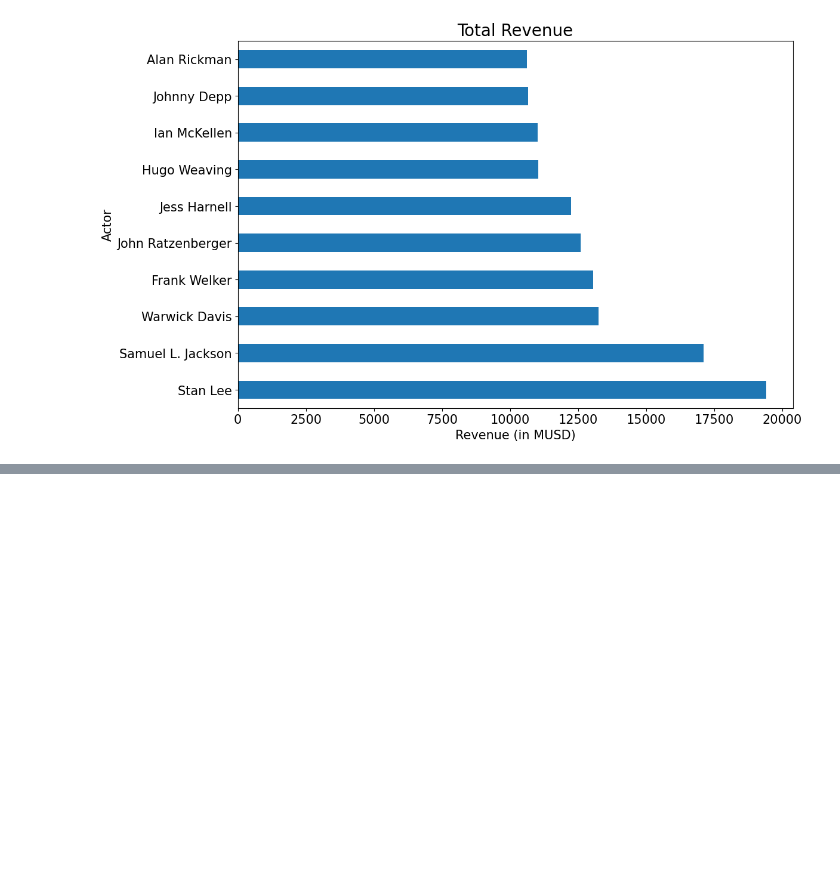
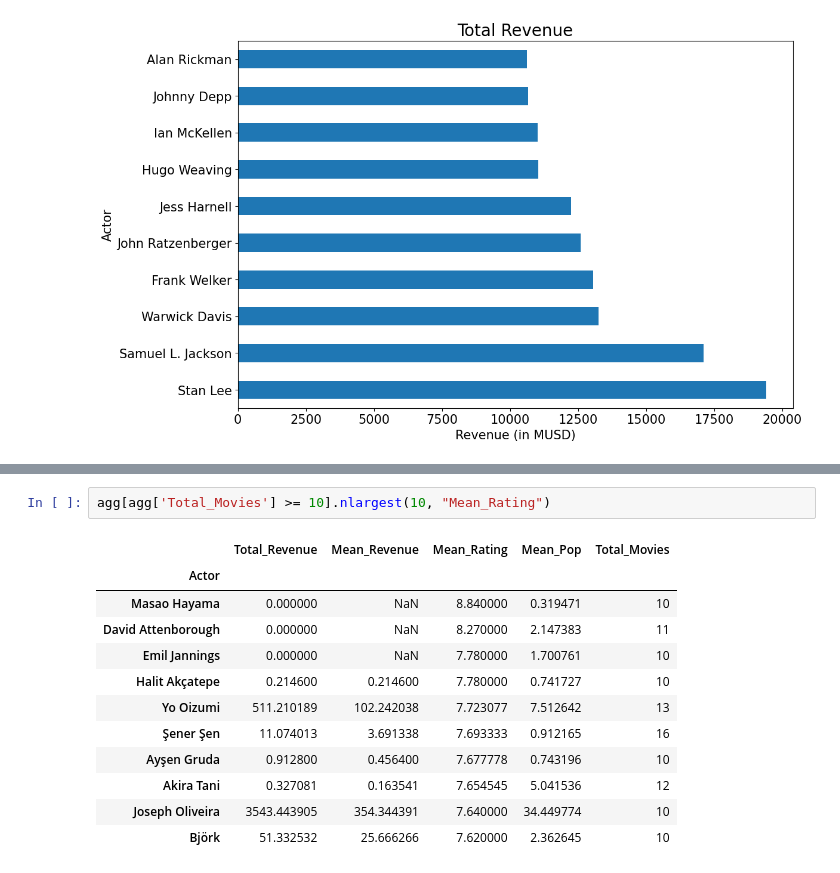
Before and after one commit to mattyapers/Movies_EDA, a Jupyter notebook: Movies_EDA_1.ipynb, the cells around one changed output, grey strips where cells are left out. Drawn from its saved outputs; the diff is of its cells as text; blank space fills up the shorter version.

```diff
--- a/Movies_EDA_1.ipynb
+++ b/Movies_EDA_1.ipynb
@@ -1076,0 +1192,15 @@ Text(0, 0.5, 'Actor')
+# %%
+agg[agg['Total_Movies'] >= 10].nlargest(10, "Mean_Rating")
+# %% [output]
+|  | Total_Revenue | Mean_Revenue | Mean_Rating | Mean_Pop | Total_Movies |
+| Actor |  |  |  |  |  |
+| Masao Hayama | 0.000000 | NaN | 8.840000 | 0.319471 | 10 |
+| David Attenborough | 0.000000 | NaN | 8.270000 | 2.147383 | 11 |
+| Emil Jannings | 0.000000 | NaN | 7.780000 | 1.700761 | 10 |
+| Halit Akçatepe | 0.214600 | 0.214600 | 7.780000 | 0.741727 | 10 |
+| Yo Oizumi | 511.210189 | 102.242038 | 7.723077 | 7.512642 | 13 |
+| Şener Şen | 11.074013 | 3.691338 | 7.693333 | 0.912165 | 16 |
+| Ayşen Gruda | 0.912800 | 0.456400 | 7.677778 | 0.743196 | 10 |
+| Akira Tani | 0.327081 | 0.163541 | 7.654545 | 5.041536 | 12 |
+| Joseph Oliveira | 3543.443905 | 354.344391 | 7.640000 | 34.449774 | 10 |
+| Björk | 51.332532 | 25.666266 | 7.620000 | 2.362645 | 10 |
```
Also changed, not shown: parts of 7 cells of this notebook, 1 other file.
